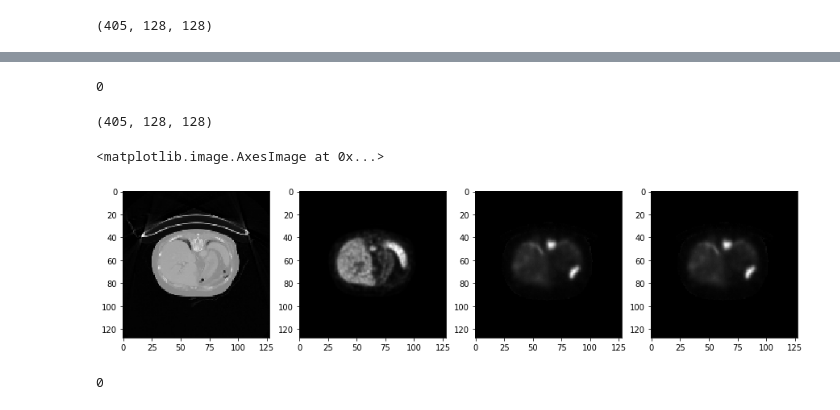
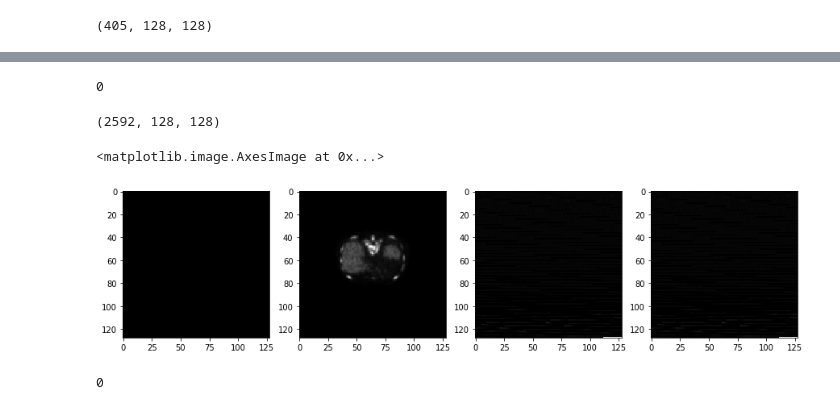
Before and after one commit to peternagy96/dose_estimator, a Jupyter notebook: jupyter/normalization.ipynb, the cells around one changed output, grey strips where cells are left out. Drawn from its saved outputs; the diff is of its cells as text; code cells hidden in the pictures.

```diff
--- a/jupyter/normalization.ipynb
+++ b/jupyter/normalization.ipynb
@@ -9,6 +9,6 @@ import cv2
 import os
 import random
 # %%
-dose = np.load('/home/peter/Documents/dose_estimator-git/data/numpy/dose_test.npy')
-pet = np.load('/home/peter/Documents/dose_estimator-git/data/numpy/pet_test.npy')
-ct = np.load('/home/peter/Documents/dose_estimator-git/data/numpy/ct_test.npy')
+dose = np.load('/home/peter/Documents/dose_estimator-git/data/numpy/dose_train.npy')
+pet = np.load('/home/peter/Documents/dose_estimator-git/data/numpy/pet_train.npy')
+ct = np.load('/home/peter/Documents/dose_estimator-git/data/numpy/ct_train.npy')
@@ -47,13 +29,15 @@ for x in range(0, 100):
 def normalize_array(inp, img_size=81):
     array = inp.copy()
     for i in range(array.shape[0]):
-        pic = array[i:(i+1),:,:]
-        pic = pic + pic.min()
-        mask = (pic != 0.0)
-        pic[mask] = pic[mask] / pic.max()
+        pic = array[i,:,:]
+        pic -= pic.min()
+        pic /= pic.ptp()
+        pic = np.nan_to_num(pic)
+        #mask = (pic != 0.0)
+        #pic[mask] = pic[mask] / pic.max()
         #pic[mask] = ((pic[mask] - pic.min()) / (pic.max() - pic.min()))  # pic / np.linalg.norm(pic) -1 #
         #pic[mask] = (pic[mask] - pic.mean()) / pic.std()
-        #pic[mask] = ((pic[mask] - pic.min()) / (pic.max() - pic.min()))
+        #pic = ((pic - pic.min()) / (pic.max() - pic.min()))
         array[i:(i+1),:,:] = pic
     return array
 # %%
@@ -101,21 +83,21 @@ for x in range(ct_norm.shape[0]):
     if np.count_nonzero(ct_norm[x]) == 0:
         count_ct += 1
-# %%
-count_pet
-# %% [output]
-0
+# %%
+count_ct
+# %% [output]
+0
 # %%
 ct_norm.shape
 # %% [output]
-(405, 128, 128)
+(2592, 128, 128)
 # %%
-x = 60
+x = 648
 fig, axes = plt.subplots(1, 4, figsize=(15,5))
 axes[0].imshow(ct[x], cmap="gray")
 axes[1].imshow(pet[x], cmap="gray")
 axes[2].imshow(dose[x], cmap="gray")
 axes[3].imshow(dose_norm[x], cmap="gray")
 # %% [output]
 <matplotlib.image.AxesImage at 0x...>
-[figure, old version]
+[figure, new version]
 # %%
```
Also changed, not shown: parts of 9 cells of this notebook, 1 other file.
